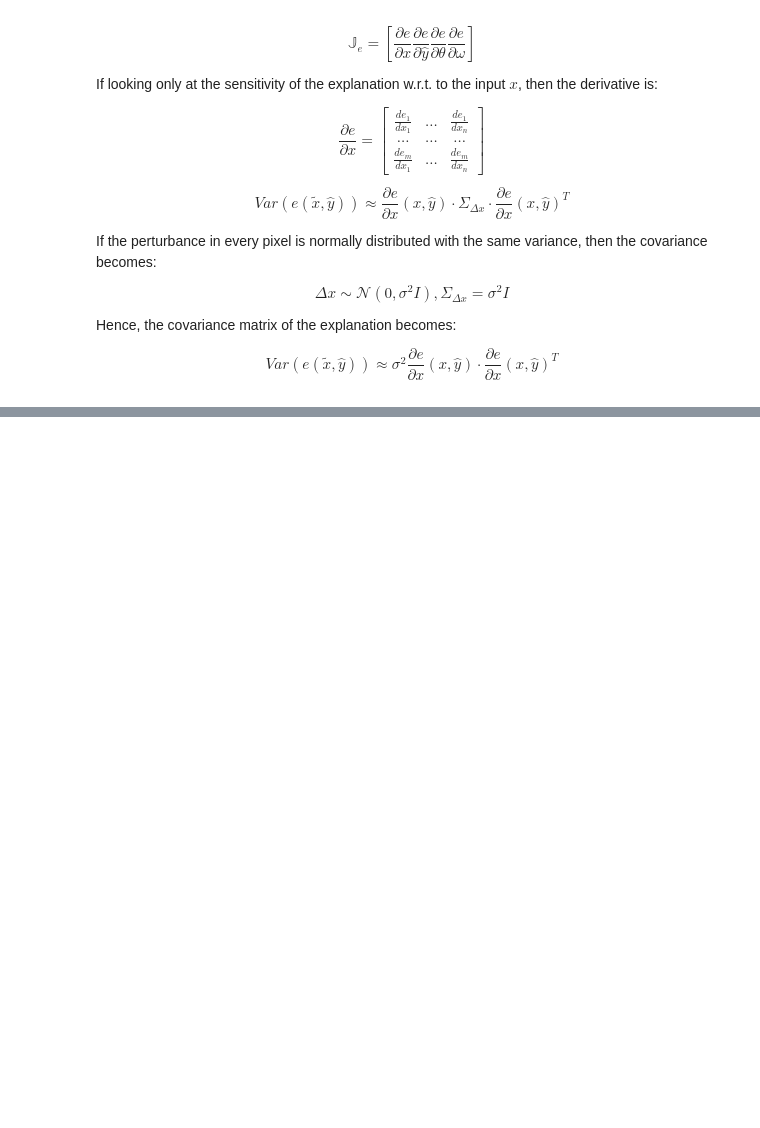
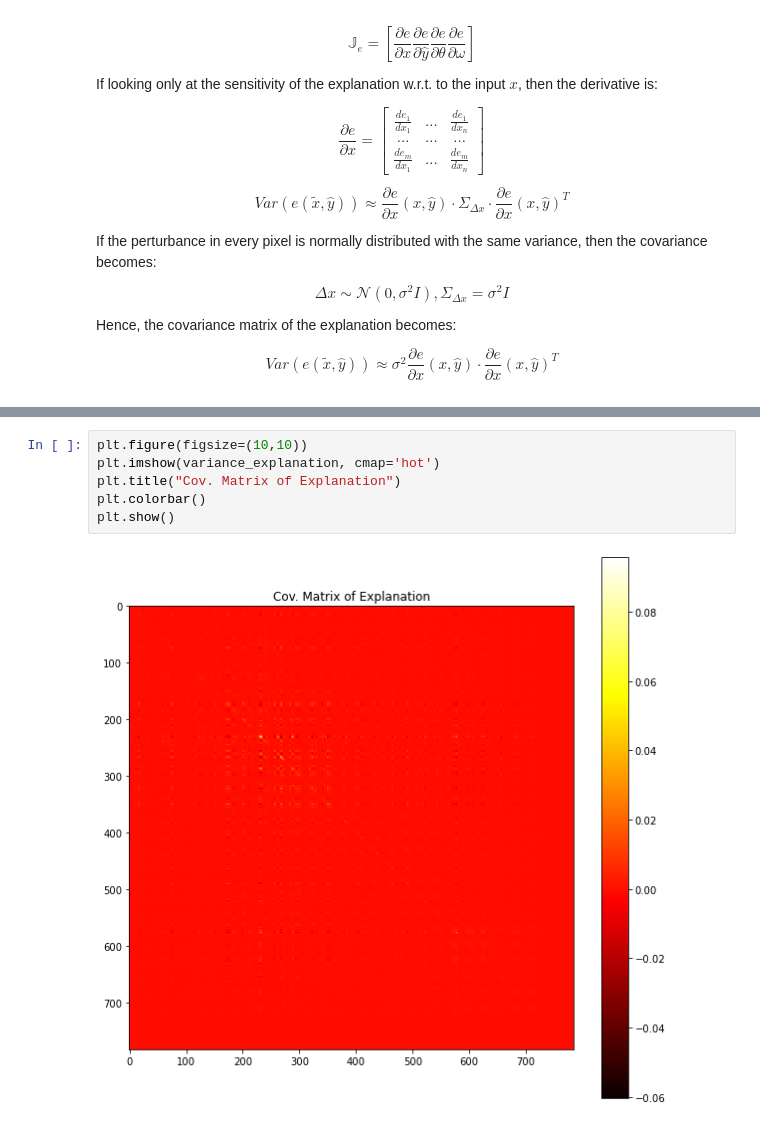
Before and after one commit to TeodorChiaburu/UXAI, a Jupyter notebook: Input_Perturbation.ipynb, the cells around one changed output, grey strips where cells are left out. Cells and saved outputs as stored; diff of their text form; blank space fills up the shorter version.

```diff
--- a/Input_Perturbation.ipynb
+++ b/Input_Perturbation.ipynb
@@ -193,0 +205,8 @@ Total Variance of Explanation (Analytical): 4.913167634795143
+# %%
+plt.figure(figsize=(10,10))
+plt.imshow(variance_explanation, cmap='hot')
+plt.title("Cov. Matrix of Explanation")
+plt.colorbar()
+plt.show()
+# %% [output]
+[figure, added]
```
Also changed, not shown: parts of 19 cells of this notebook.
